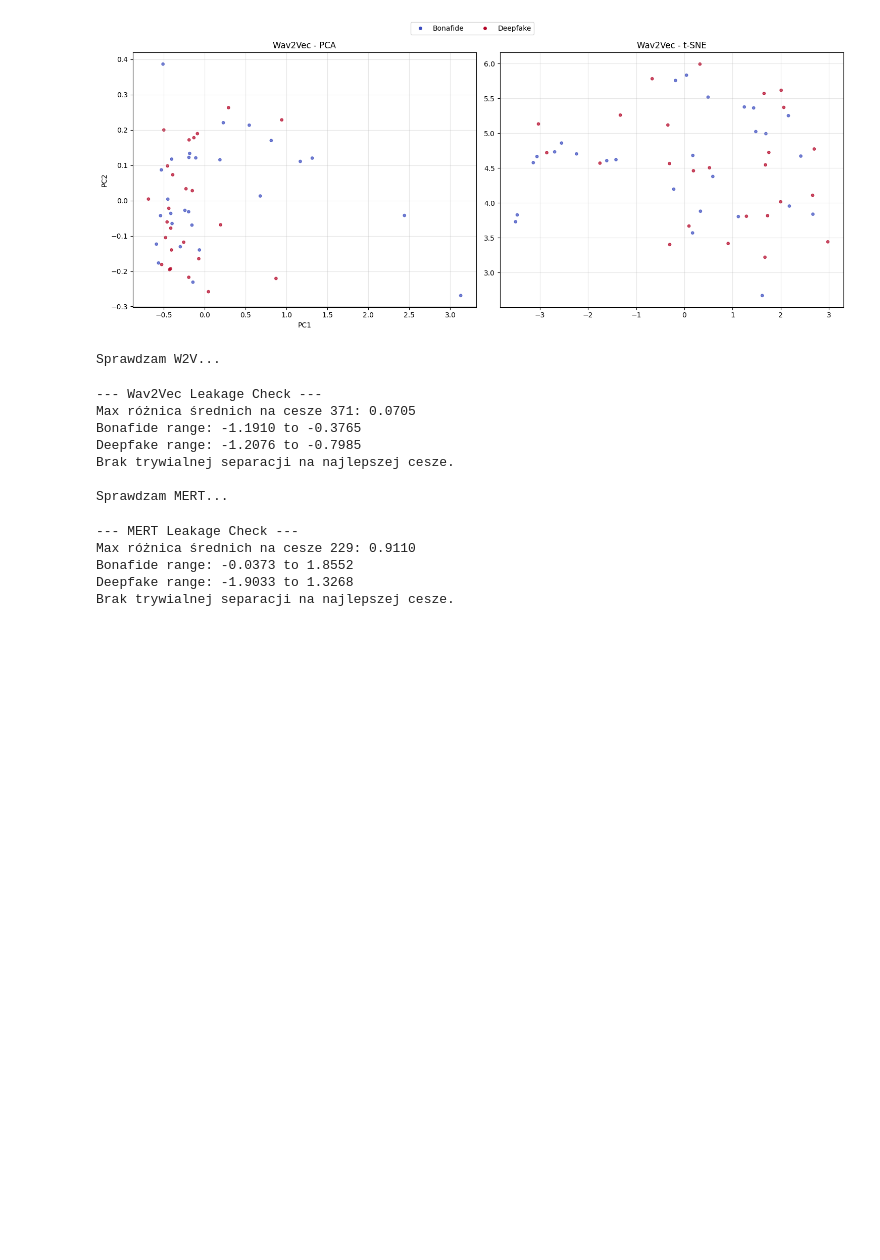
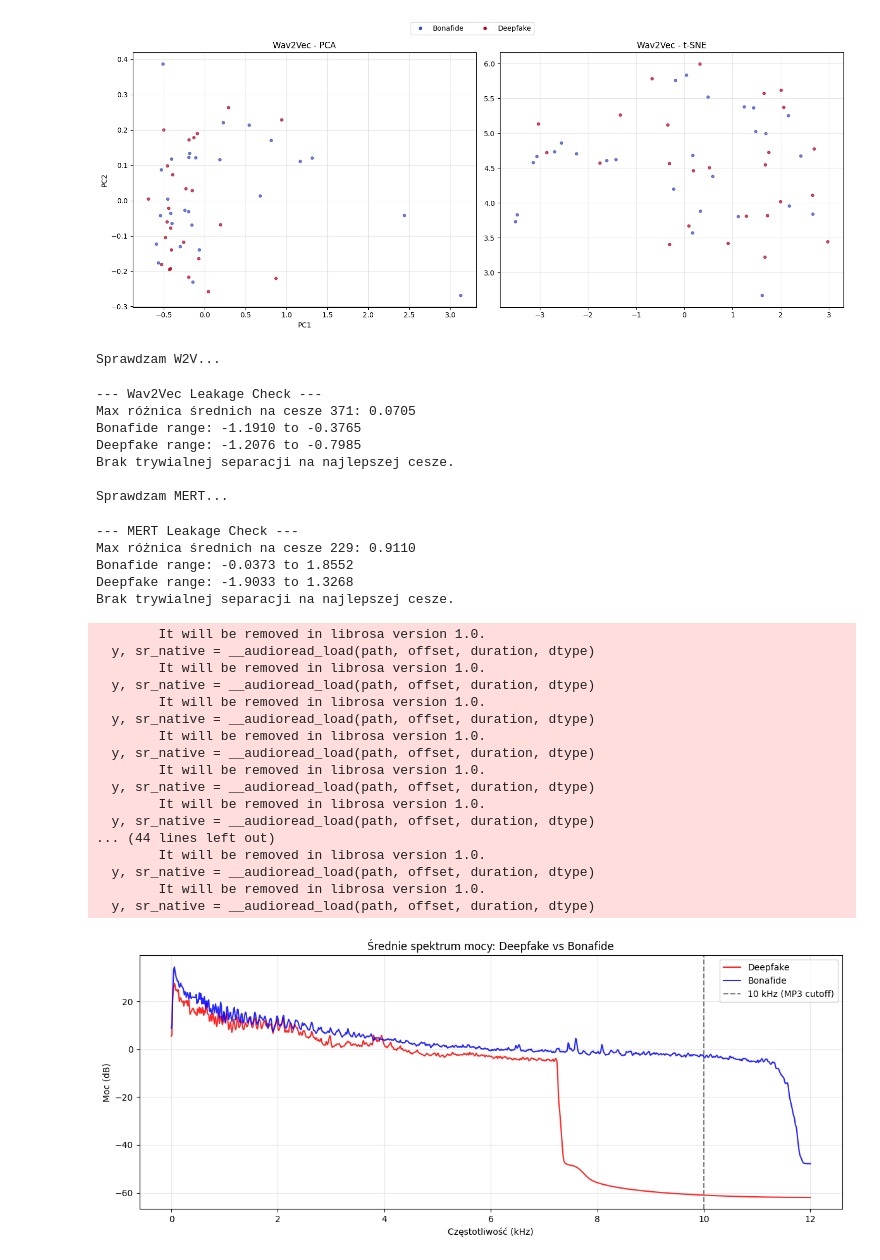
Before and after one commit to jkusnierz01/SVDD, a Jupyter notebook: notebooks/sonics.ipynb, the cells around one changed output. Saved outputs shown, nothing was run; the diff lists cells and outputs as text; code cells hidden in the pictures; blank space fills up the shorter version.

```diff
--- a/notebooks/sonics.ipynb
+++ b/notebooks/sonics.ipynb
@@ -492,3 +529,64 @@ Max różnica średnich na cesze 229: 0.9110
 Bonafide range: -0.0373 to 1.8552
 Deepfake range: -1.9033 to 1.3268
 Brak trywialnej separacji na najlepszej cesze.
+# %%
+import librosa
+
+random.seed(42)
+
+bonafide_files = df_meta[df_meta['spoof'] == 'bonafide']['filepath'].dropna().tolist()
+deepfake_files  = df_meta[df_meta['spoof'] == 'deepfake']['filepath'].dropna().tolist()
+
+N = 30
+bf_sample = random.sample(bonafide_files, min(N, len(bonafide_files)))
+df_sample = random.sample(deepfake_files,  min(N, len(deepfake_files)))
+
+SR = 24000
+N_FFT = 2048
+DURATION = 15.0  # pierwsze 15s wystarczy
+
+def mean_power_spectrum(filepaths):
+    spectra = []
+    for fp in filepaths:
+        try:
+            y, _ = librosa.load(fp, sr=SR, duration=DURATION, mono=True)
+            S = np.abs(librosa.stft(y, n_fft=N_FFT)) ** 2
+            spectra.append(np.mean(S, axis=1))
+        except Exception as e:
+            print(f"skip {fp}: {e}")
+    return np.mean(spectra, axis=0) if spectra else None
+
+freqs = librosa.fft_frequencies(sr=SR, n_fft=N_FFT)
+bf_spec = mean_power_spectrum(bf_sample)
+df_spec = mean_power_spectrum(df_sample)
+
+plt.figure(figsize=(12, 5))
+plt.plot(freqs / 1000, 10 * np.log10(df_spec + 1e-10), label='Deepfake', color='red',  alpha=0.85)
+plt.plot(freqs / 1000, 10 * np.log10(bf_spec + 1e-10), label='Bonafide', color='blue', alpha=0.85)
+plt.axvline(x=10, color='gray', linestyle='--', label='10 kHz (MP3 cutoff)')
+plt.xlabel('Częstotliwość (kHz)')
+plt.ylabel('Moc (dB)')
+plt.title('Średnie spektrum mocy: Deepfake vs Bonafide')
+plt.legend()
+plt.grid(True, alpha=0.3)
+plt.tight_layout()
+plt.show()
+# %% [output]
+        It will be removed in librosa version 1.0.
+  y, sr_native = __audioread_load(path, offset, duration, dtype)
+        It will be removed in librosa version 1.0.
+  y, sr_native = __audioread_load(path, offset, duration, dtype)
+        It will be removed in librosa version 1.0.
+  y, sr_native = __audioread_load(path, offset, duration, dtype)
+        It will be removed in librosa version 1.0.
+  y, sr_native = __audioread_load(path, offset, duration, dtype)
+        It will be removed in librosa version 1.0.
+  y, sr_native = __audioread_load(path, offset, duration, dtype)
+        It will be removed in librosa version 1.0.
+  y, sr_native = __audioread_load(path, offset, duration, dtype)
+... (44 lines left out)
+        It will be removed in librosa version 1.0.
+  y, sr_native = __audioread_load(path, offset, duration, dtype)
+        It will be removed in librosa version 1.0.
+  y, sr_native = __audioread_load(path, offset, duration, dtype)
+[figure, added]
```
Also changed, not shown: parts of 16 cells of this notebook, 4 other files.
